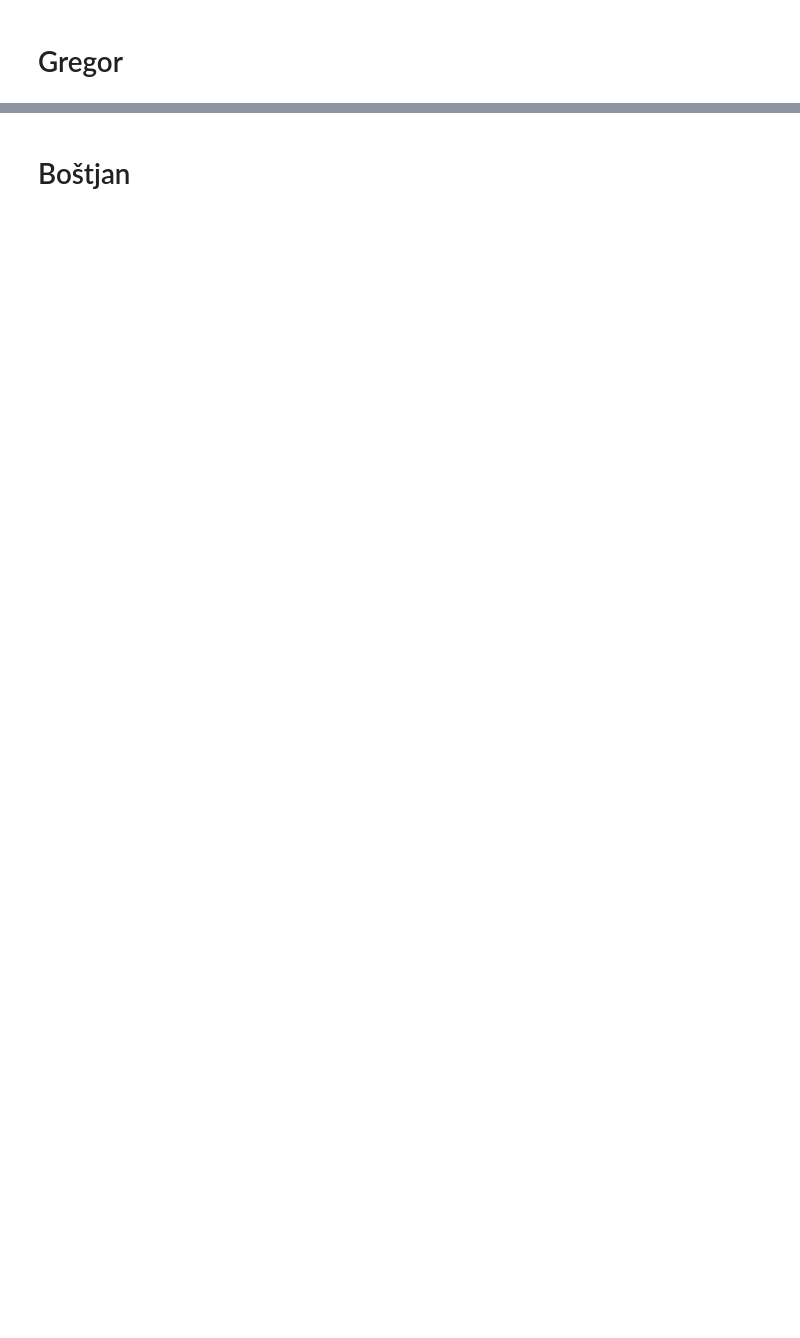
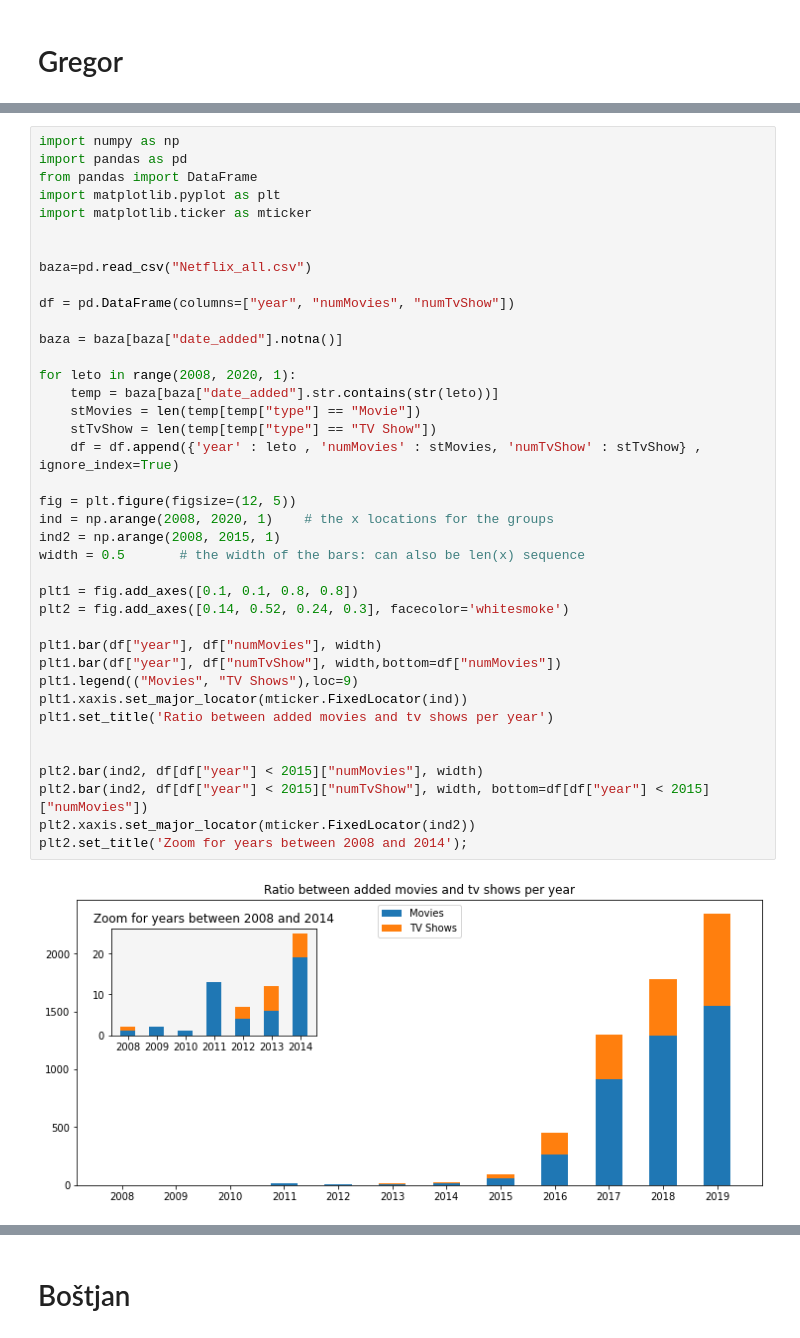
Before and after one commit to AshesOfPhoenix/PR19KKZDBMPBPGS, a Jupyter notebook: report.ipynb, the cells around one changed output, grey strips where cells are left out. Saved outputs shown, nothing was run; the diff lists cells and outputs as text; blank space fills up the shorter version.

```diff
--- a/report.ipynb
+++ b/report.ipynb
@@ -37,0 +36,41 @@ Zaenkrat imamo par ugotovitev, kot so:
+# %%
+import numpy as np
+import pandas as pd
+from pandas import DataFrame
+import matplotlib.pyplot as plt
+import matplotlib.ticker as mticker
+
+
+baza=pd.read_csv("Netflix_all.csv")
+
+df = pd.DataFrame(columns=["year", "numMovies", "numTvShow"])
+
+baza = baza[baza["date_added"].notna()]
+
+for leto in range(2008, 2020, 1):
+    temp = baza[baza["date_added"].str.contains(str(leto))]
+    stMovies = len(temp[temp["type"] == "Movie"])
+    stTvShow = len(temp[temp["type"] == "TV Show"])
+    df = df.append({'year' : leto , 'numMovies' : stMovies, 'numTvShow' : stTvShow} , ignore_index=True)
+
+fig = plt.figure(figsize=(12, 5))
+ind = np.arange(2008, 2020, 1)    # the x locations for the groups
+ind2 = np.arange(2008, 2015, 1)
+width = 0.5       # the width of the bars: can also be len(x) sequence
+
+plt1 = fig.add_axes([0.1, 0.1, 0.8, 0.8])
+plt2 = fig.add_axes([0.14, 0.52, 0.24, 0.3], facecolor='whitesmoke')
+
+plt1.bar(df["year"], df["numMovies"], width)
+plt1.bar(df["year"], df["numTvShow"], width,bottom=df["numMovies"])
+plt1.legend(("Movies", "TV Shows"),loc=9)
+plt1.xaxis.set_major_locator(mticker.FixedLocator(ind))
+plt1.set_title('Ratio between added movies and tv shows per year')
+
+
+plt2.bar(ind2, df[df["year"] < 2015]["numMovies"], width)
+plt2.bar(ind2, df[df["year"] < 2015]["numTvShow"], width, bottom=df[df["year"] < 2015]["numMovies"])
+plt2.xaxis.set_major_locator(mticker.FixedLocator(ind2))
+plt2.set_title('Zoom for years between 2008 and 2014');
+# %% [output]
+[figure, added]
```
Also changed, not shown: parts of 14 cells of this notebook, 1 other file.
